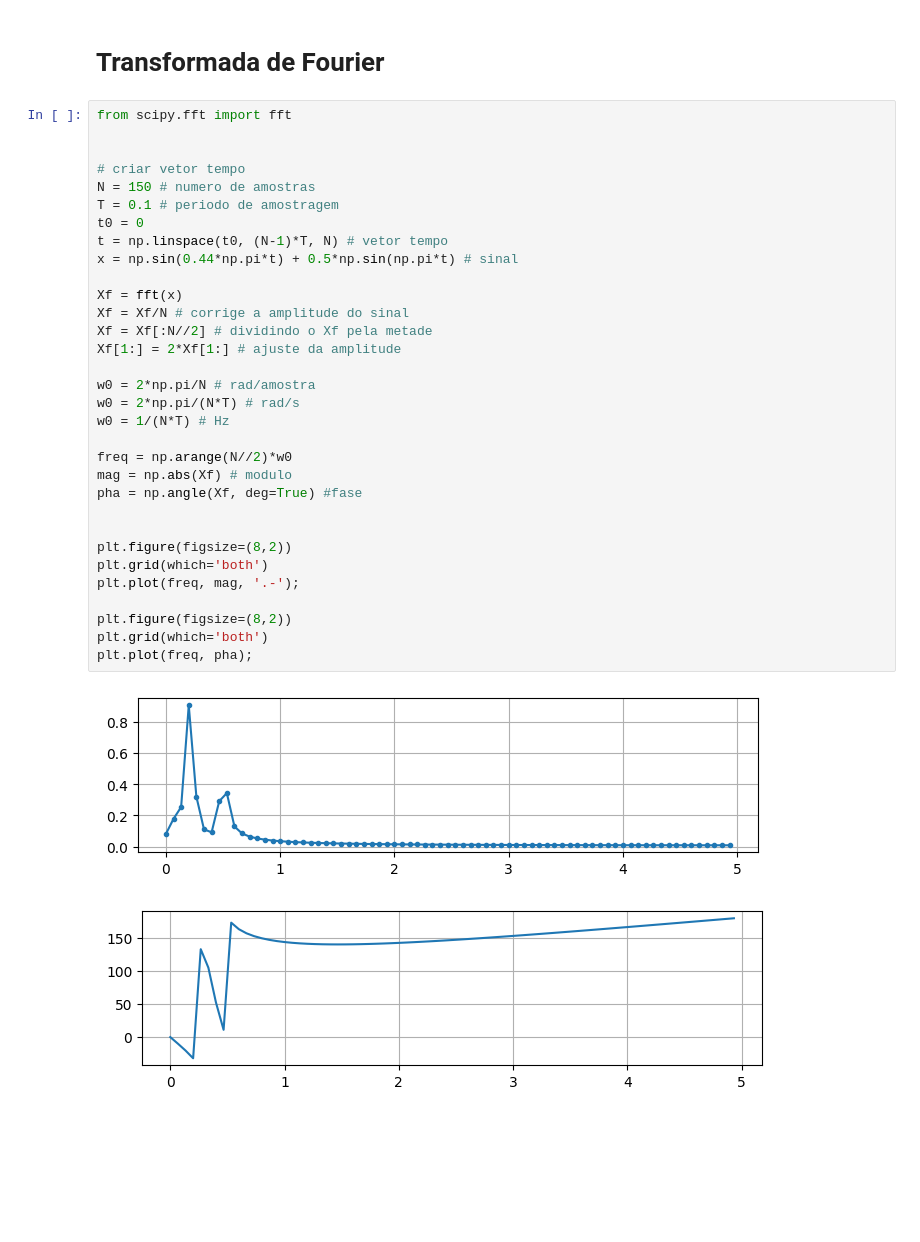
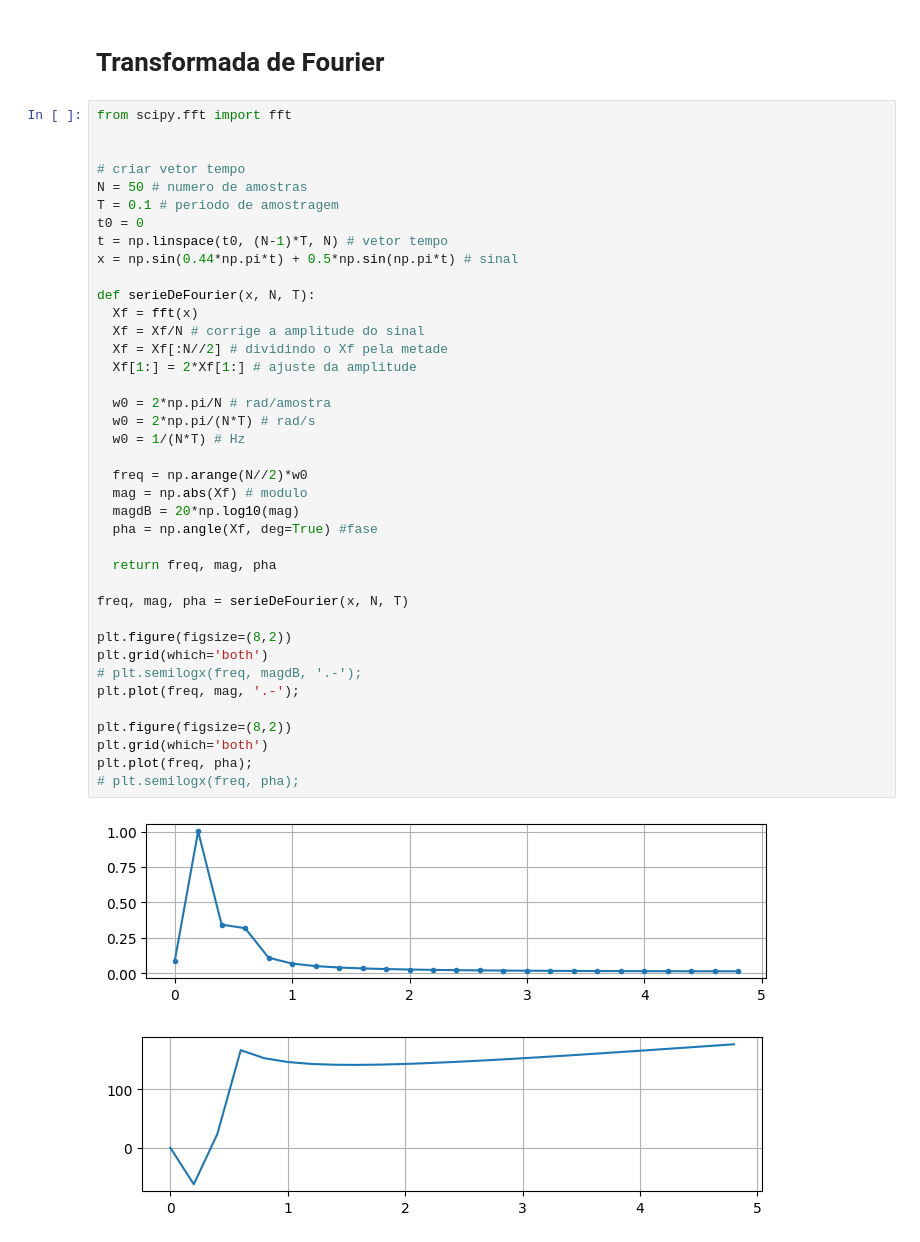
Before and after one commit to ifmg-betim/2024.2_AUT.040_ProcSin, a Jupyter notebook: aulas/ProcSin - 002 - FFT.ipynb, the cells around one changed output. Drawn from its saved outputs; the diff is of its cells as text; blank space fills up the shorter version.

```diff
--- a/aulas/ProcSin - 002 - FFT.ipynb
+++ b/aulas/ProcSin - 002 - FFT.ipynb
@@ -33,35 +30,42 @@ x = np.sin(0.44*np.pi*t) + 0.5*np.sin(np.pi*t) # sinal
 # %%
 from scipy.fft import fft
 
 
 # criar vetor tempo
-N = 150 # numero de amostras
+N = 50 # numero de amostras
 T = 0.1 # periodo de amostragem
 t0 = 0
 t = np.linspace(t0, (N-1)*T, N) # vetor tempo
 x = np.sin(0.44*np.pi*t) + 0.5*np.sin(np.pi*t) # sinal
 
-Xf = fft(x)
-Xf = Xf/N # corrige a amplitude do sinal
-Xf = Xf[:N//2] # dividindo o Xf pela metade
-Xf[1:] = 2*Xf[1:] # ajuste da amplitude
+def serieDeFourier(x, N, T):
+  Xf = fft(x)
+  Xf = Xf/N # corrige a amplitude do sinal
+  Xf = Xf[:N//2] # dividindo o Xf pela metade
+  Xf[1:] = 2*Xf[1:] # ajuste da amplitude
 
-w0 = 2*np.pi/N # rad/amostra
-w0 = 2*np.pi/(N*T) # rad/s
-w0 = 1/(N*T) # Hz
+  w0 = 2*np.pi/N # rad/amostra
+  w0 = 2*np.pi/(N*T) # rad/s
+  w0 = 1/(N*T) # Hz
 
-freq = np.arange(N//2)*w0
-mag = np.abs(Xf) # modulo
-pha = np.angle(Xf, deg=True) #fase
+  freq = np.arange(N//2)*w0
+  mag = np.abs(Xf) # modulo
+  magdB = 20*np.log10(mag)
+  pha = np.angle(Xf, deg=True) #fase
 
+  return freq, mag, pha
+
+freq, mag, pha = serieDeFourier(x, N, T)
 
 plt.figure(figsize=(8,2))
 plt.grid(which='both')
+# plt.semilogx(freq, magdB, '.-');
 plt.plot(freq, mag, '.-');
 
 plt.figure(figsize=(8,2))
 plt.grid(which='both')
 plt.plot(freq, pha);
+# plt.semilogx(freq, pha);
 # %% [output]
-[figure, old version]
+[figure, new version]
-[figure, old version]
+[figure, new version]
```
Also changed, not shown: parts of 8 cells of this notebook, 1 other file.
